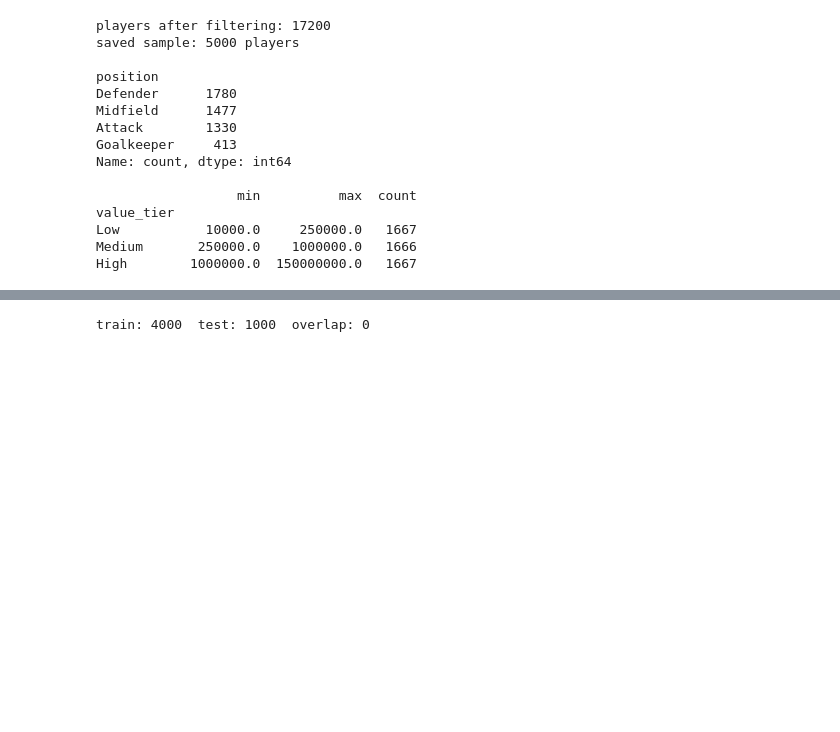
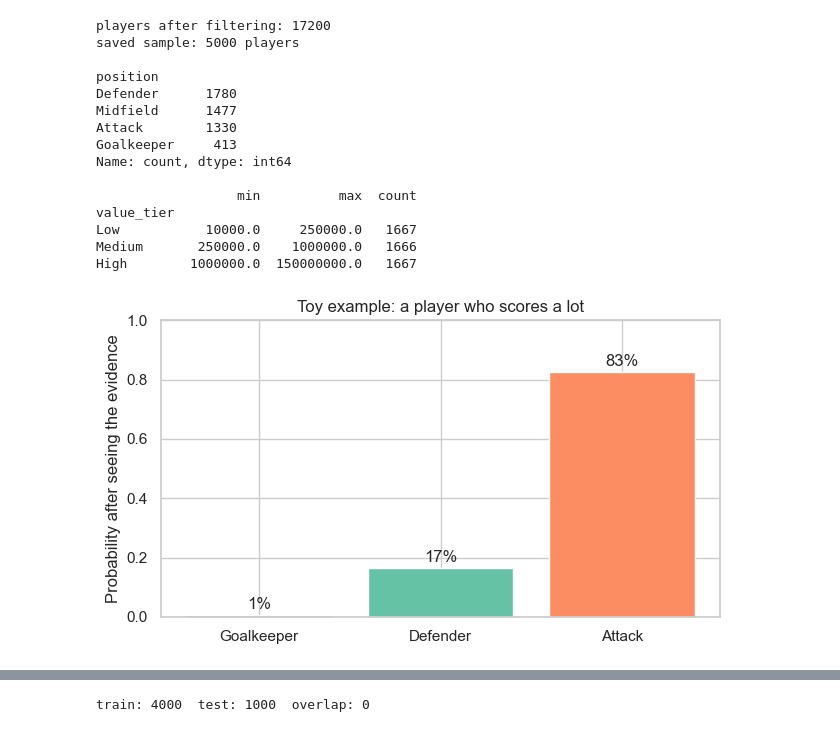
Before and after one commit to karan-cheemalapati/Soccer-Analytics, a Jupyter notebook: notebooks/03_naive_bayes_trees.ipynb, the cells around one changed output, grey strips where cells are left out. Saved outputs shown, nothing was run; the diff lists cells and outputs as text; code cells hidden in the pictures; blank space fills up the shorter version.

```diff
--- a/notebooks/03_naive_bayes_trees.ipynb
+++ b/notebooks/03_naive_bayes_trees.ipynb
@@ -154,3 +154,22 @@ value_tier
 Low           10000.0     250000.0   1667
 Medium       250000.0    1000000.0   1666
 High        1000000.0  150000000.0   1667
+# %%
+classes = ["Goalkeeper", "Defender", "Attack"]
+prior = np.array([0.10, 0.45, 0.45])
+likelihood = np.array([0.02, 0.10, 0.50])
+score = prior * likelihood
+prob = score / score.sum()
+
+fig, ax = plt.subplots(figsize=(6.5, 3.8))
+ax.bar(classes, prob, color=["#8da0cb", "#66c2a5", "#fc8d62"])
+for i, p in enumerate(prob):
+    ax.text(i, p + 0.02, f"{p:.0%}", ha="center")
+ax.set_ylim(0, 1)
+ax.set_ylabel("Probability after seeing the evidence")
+ax.set_title("Toy example: a player who scores a lot")
+plt.tight_layout()
+fig.savefig(IMG / "nb_ov_01_toy.png", dpi=200, bbox_inches="tight")
+plt.show()
+# %% [output]
+[figure, added]
```
Also changed, not shown: parts of 3 cells of this notebook, 36 other files.
